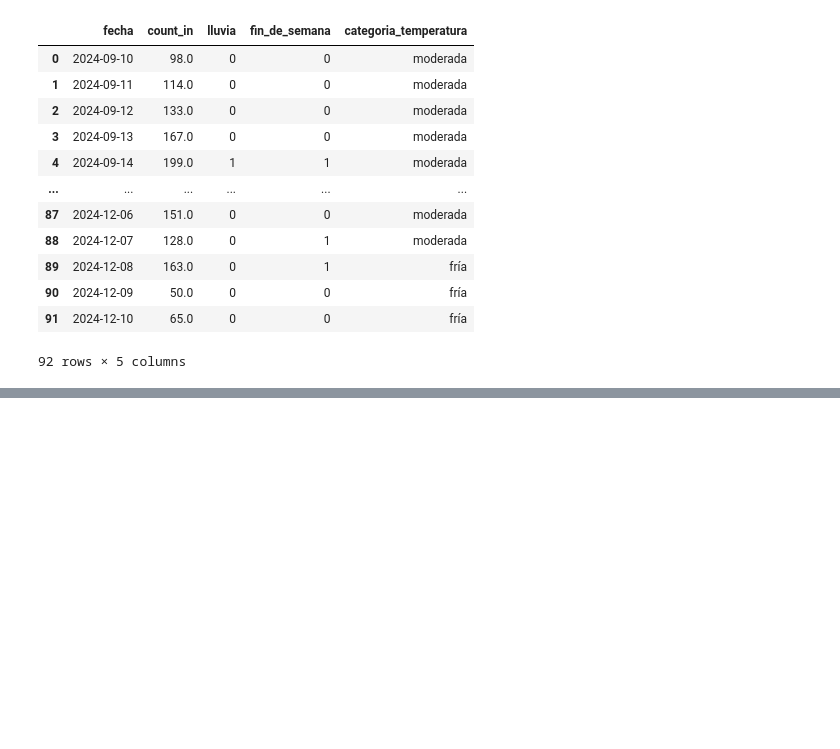
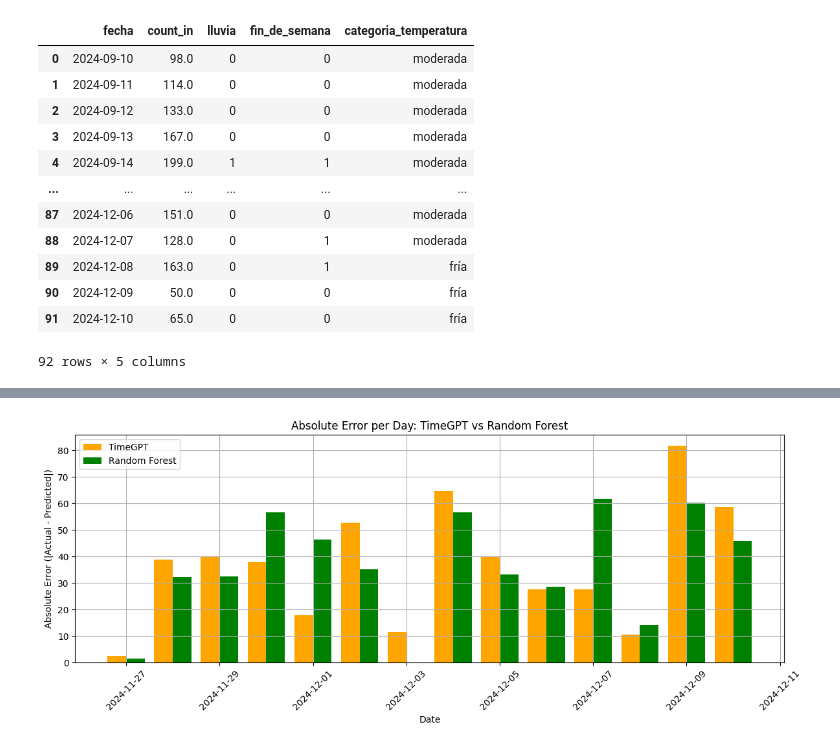
Before and after one commit to hugoloopez/NaturalParkOcuppancy, a Jupyter notebook: obtencion_tratamiento_datos.ipynb, the cells around one changed output, grey strips where cells are left out. Saved outputs shown, nothing was run; the diff lists cells and outputs as text; code cells hidden in the pictures; blank space fills up the shorter version.

```diff
--- a/obtencion_tratamiento_datos.ipynb
+++ b/obtencion_tratamiento_datos.ipynb
@@ -443,3 +500,24 @@ plt.tight_layout()
 plt.show()
 # %% [output]
 [figure]
+# %%
+from sklearn.metrics import mean_absolute_error, mean_squared_error
+import numpy as np
+
+# 1. Dividir datos: los primeros 77 días para entrenar, los últimos 14 como test
+df_train = df_ts.iloc[:-14]   # 77 días
+df_test = df_ts.iloc[-14:]    # 14 días reales
+
+# 2. Predecir con TimeGPT
+forecast = nixtla_client.forecast(df=df_train, h=14)
+
+# 3. Alinear resultados
+forecast = forecast.copy()
+forecast['y_true'] = df_test['y'].values  # valores reales del test
+
+# 4. Calcular métricas
+mae = mean_absolute_error(forecast['y_true'], forecast['TimeGPT'])
+rmse = np.sqrt(mean_squared_error(forecast['y_true'], forecast['TimeGPT']))
+
+print("📊 MAE TimeGPT:", round(mae, 2))
+print("📉 RMSE TimeGPT:", round(rmse, 2))
@@ -669,0 +796,20 @@ Predicción de visitantes: 128.69303205046586
+# %%
+# Calcular errores absolutos
+df_comparacion['Error_TimeGPT'] = abs(df_comparacion['Real'] - df_comparacion['TimeGPT'])
+df_comparacion['Error_RF'] = abs(df_comparacion['Real'] - df_comparacion['RandomForest'])
+
+# Graficar
+plt.figure(figsize=(12, 5))
+plt.bar(df_comparacion.index - pd.Timedelta(days=0.2), df_comparacion['Error_TimeGPT'], width=0.4, label='TimeGPT', color='orange')
+plt.bar(df_comparacion.index + pd.Timedelta(days=0.2), df_comparacion['Error_RF'], width=0.4, label='Random Forest', color='green')
+
+plt.title('Absolute Error per Day: TimeGPT vs Random Forest')
+plt.ylabel('Absolute Error (|Actual - Predicted|)')
+plt.xlabel('Date')
+plt.legend()
+plt.xticks(rotation=45)
+plt.tight_layout()
+plt.grid(True)
+plt.show()
+# %% [output]
+[figure, added]
```
Also changed, not shown: parts of 14 cells of this notebook.
